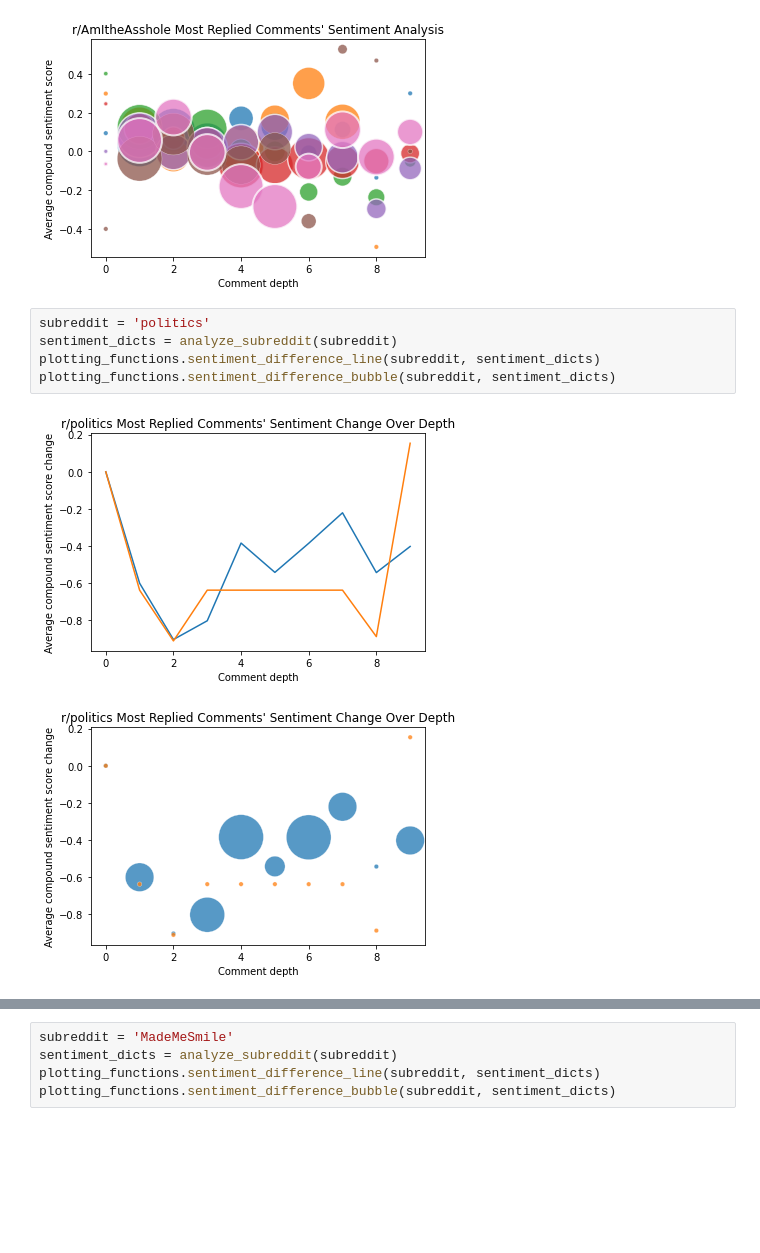
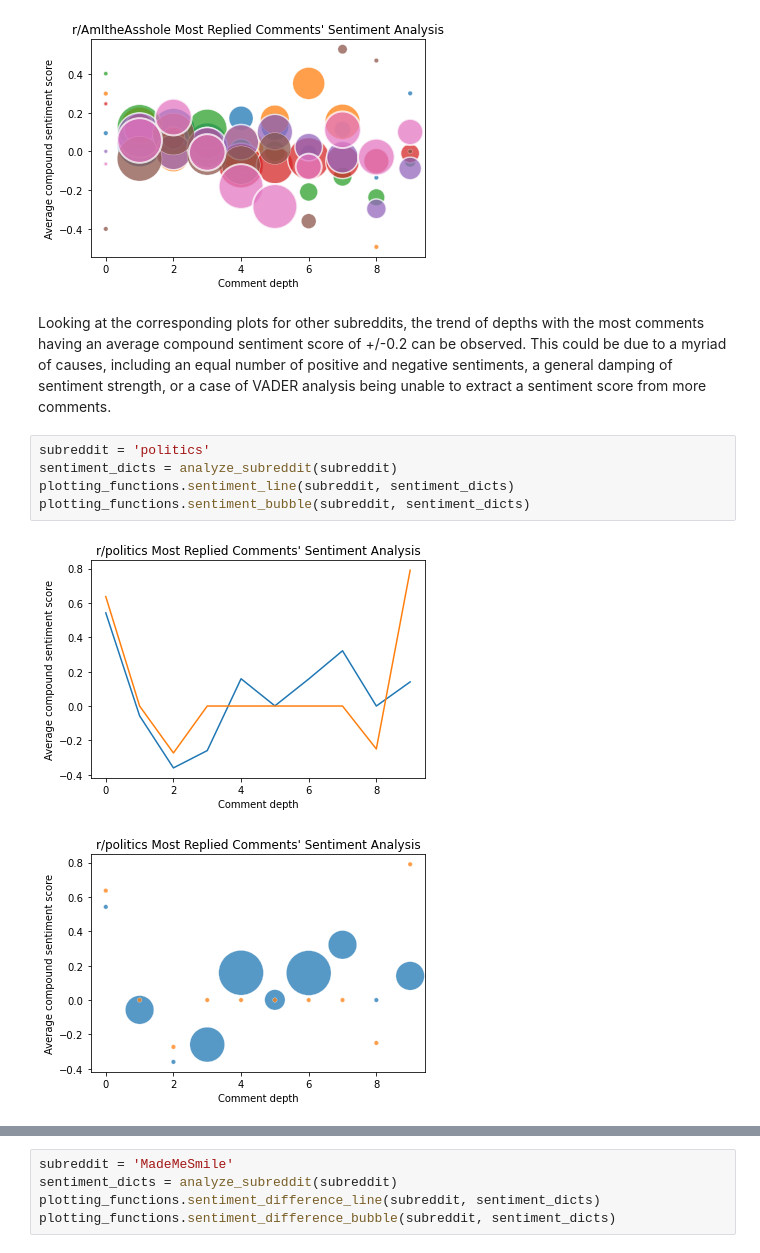
Before and after one commit to olincollege/reddit-sentiment, a Jupyter notebook: workspace.ipynb, the cells around one changed output, grey strips where cells are left out. Saved outputs shown, nothing was run; the diff lists cells and outputs as text; blank space fills up the shorter version.

```diff
--- a/workspace.ipynb
+++ b/workspace.ipynb
@@ -72,12 +76,14 @@ plotting_functions.sentiment_bubble(subreddit, sentiment_dicts)
 # %% [output]
 [figure]
 [figure]
+# %% [markdown]
+Looking at the corresponding plots for other subreddits, the trend of depths with the most comments having an average compound sentiment score of +/-0.2 can be observed. This could be due to a myriad of causes, including an equal number of positive and negative sentiments, a general damping of sentiment strength, or a case of VADER analysis being unable to extract a sentiment score from more comments.
 # %%
 subreddit = 'politics'
 sentiment_dicts = analyze_subreddit(subreddit)
-plotting_functions.sentiment_difference_line(subreddit, sentiment_dicts)
-plotting_functions.sentiment_difference_bubble(subreddit, sentiment_dicts)
+plotting_functions.sentiment_line(subreddit, sentiment_dicts)
+plotting_functions.sentiment_bubble(subreddit, sentiment_dicts)
 # %% [output]
-[figure, old version]
+[figure, new version]
-[figure, old version]
+[figure, new version]
 # %%
```
Also changed, not shown: parts of 9 cells of this notebook, 2 other files.
